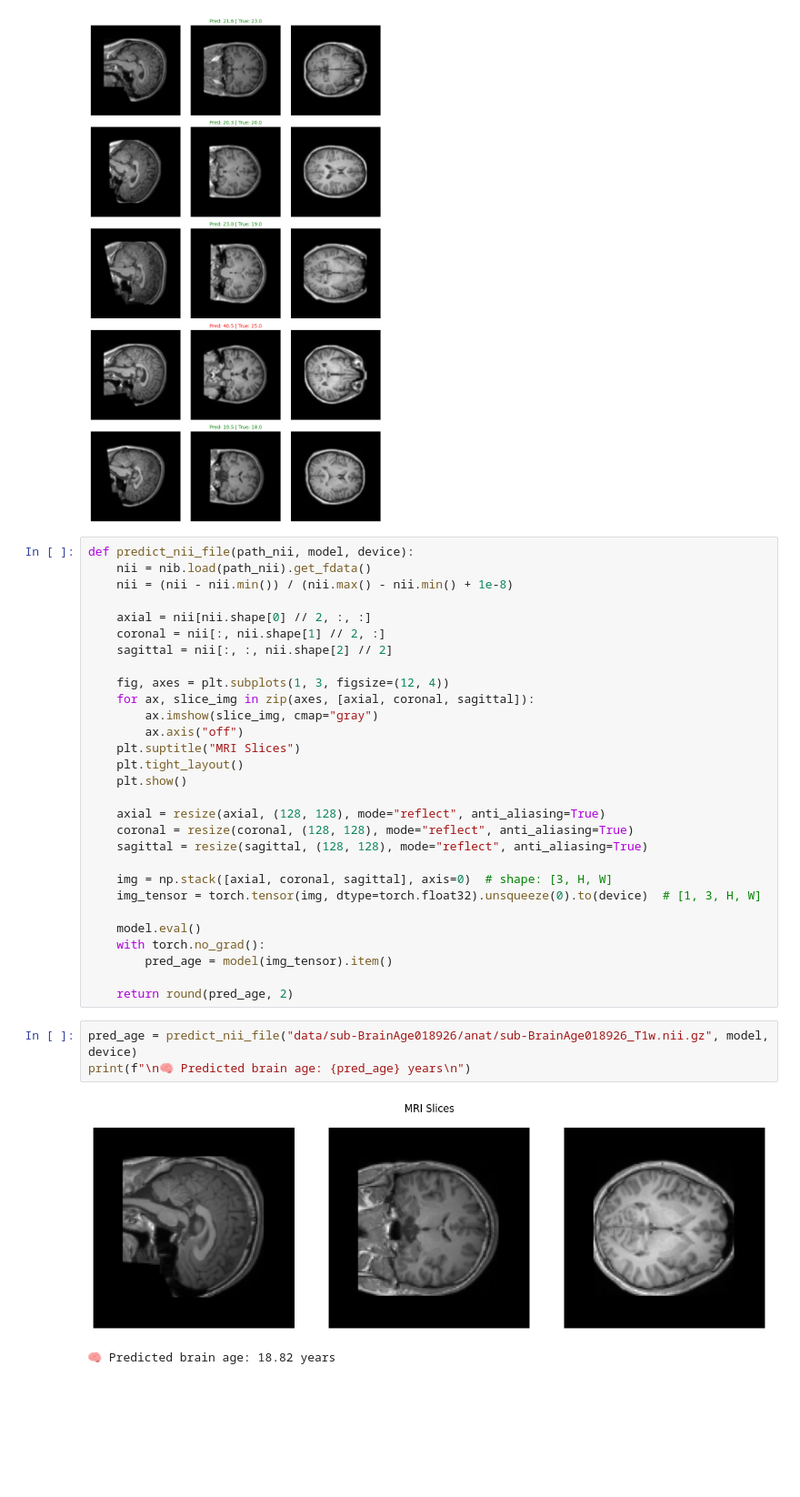
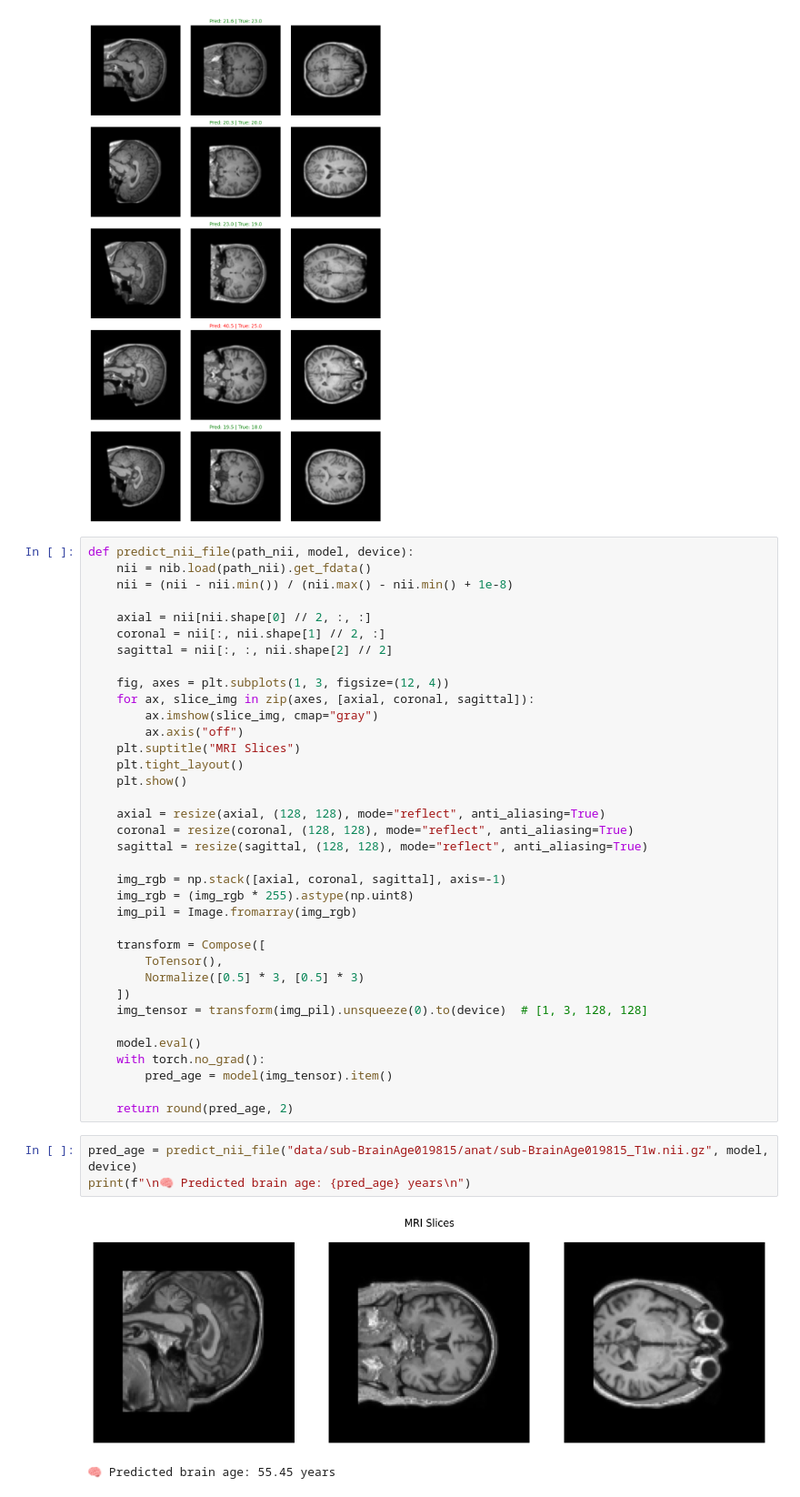
Before and after one commit to NguyenDung0210/Federated_Learning_Medical_Imaging, a Jupyter notebook: fl-brain/test.ipynb, the cells around one changed output. Shown at 91% size. Saved outputs shown, nothing was run; the diff lists cells and outputs as text; blank space fills up the shorter version.

```diff
--- a/fl-brain/test.ipynb
+++ b/fl-brain/test.ipynb
@@ -293,8 +283,15 @@ def predict_nii_file(path_nii, model, device):
     coronal = resize(coronal, (128, 128), mode="reflect", anti_aliasing=True)
     sagittal = resize(sagittal, (128, 128), mode="reflect", anti_aliasing=True)
 
-    img = np.stack([axial, coronal, sagittal], axis=0)  # shape: [3, H, W]
-    img_tensor = torch.tensor(img, dtype=torch.float32).unsqueeze(0).to(device)  # [1, 3, H, W]
+    img_rgb = np.stack([axial, coronal, sagittal], axis=-1)
+    img_rgb = (img_rgb * 255).astype(np.uint8)
+    img_pil = Image.fromarray(img_rgb)
+
+    transform = Compose([
+        ToTensor(),
+        Normalize([0.5] * 3, [0.5] * 3)
+    ])
+    img_tensor = transform(img_pil).unsqueeze(0).to(device)  # [1, 3, 128, 128]
 
     model.eval()
     with torch.no_grad():
@@ -302,8 +299,8 @@ def predict_nii_file(path_nii, model, device):
 
     return round(pred_age, 2)
 # %%
-pred_age = predict_nii_file("data/sub-BrainAge018926/anat/sub-BrainAge018926_T1w.nii.gz", model, device)
+pred_age = predict_nii_file("data/sub-BrainAge019815/anat/sub-BrainAge019815_T1w.nii.gz", model, device)
 print(f"\n🧠 Predicted brain age: {pred_age} years\n")
 # %% [output]
-[figure, old version]
+[figure, new version]
-🧠 Predicted brain age: 18.82 years
+🧠 Predicted brain age: 55.45 years
```
Also changed, not shown: parts of 5 cells of this notebook, 1 other file.
